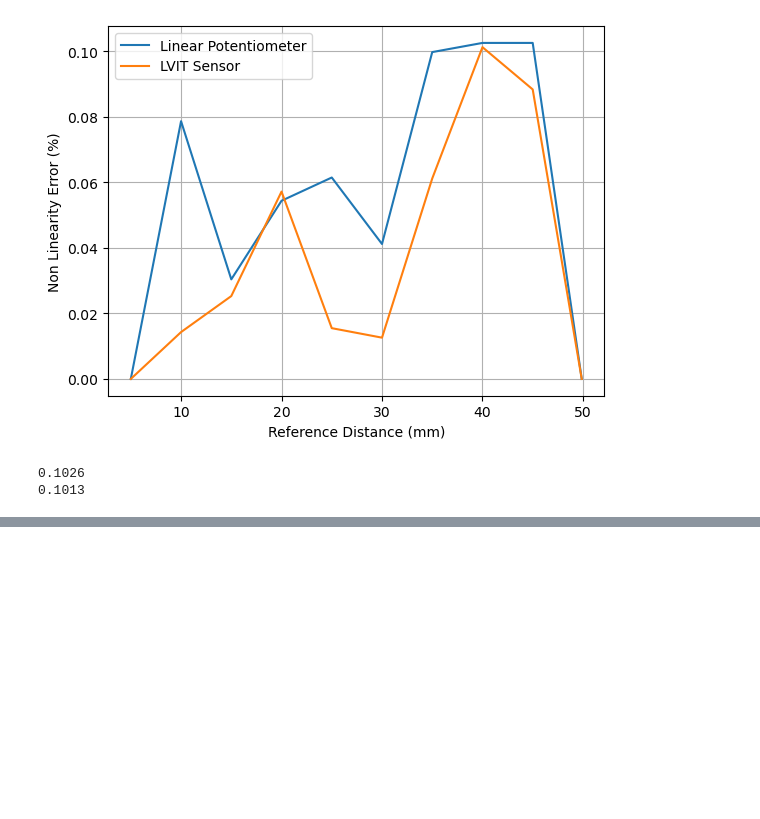
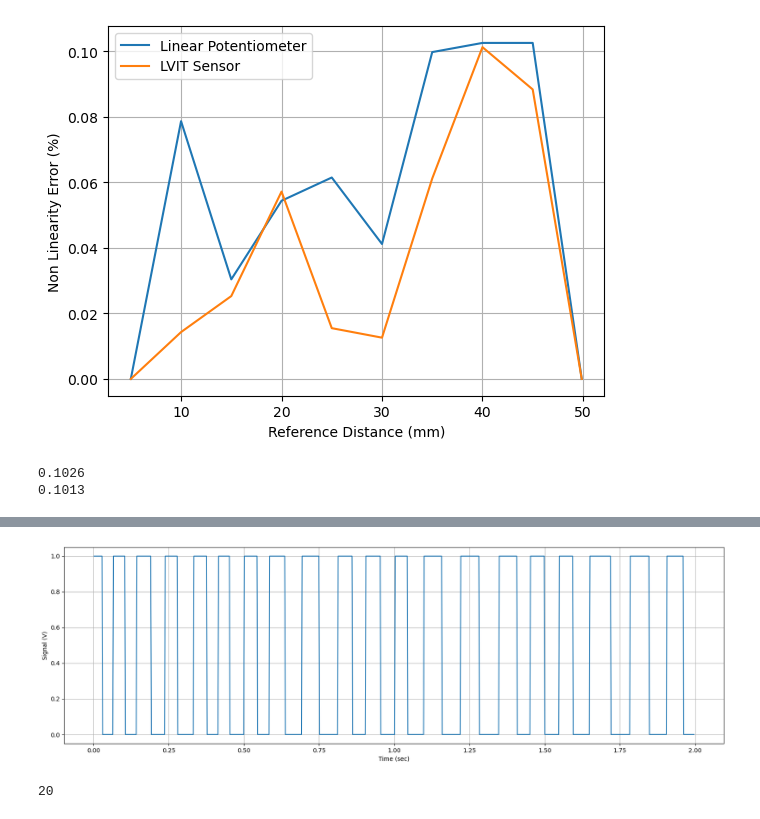
Before and after one commit to Koi199/MECH-420-scripts, a Jupyter notebook: Lab 2 Data/Mech420Lab2.ipynb, the cells around one changed output, grey strips where cells are left out. Drawn from its saved outputs; the diff is of its cells as text; code cells hidden in the pictures; blank space fills up the shorter version.

```diff
--- a/Lab 2 Data/Mech420Lab2.ipynb
+++ b/Lab 2 Data/Mech420Lab2.ipynb
@@ -326,0 +379,22 @@ print(averages['LVIT NonLinearity Error (%)'].max())
+# %%
+partb2steady = pd.read_excel("Lab 2 part B.2 Steady.xlsx", skiprows = 1)
+# partb2steady = partb2steady.drop(partb2steady[partb2steady['Time (sec)'] == 0].index)
+partb2steady['Time (sec)'] = partb2steady['Time (sec)'] * 100
+plt.figure(figsize=(20, 6))  # Width of 10 inches, height of 6 inches
+plt.plot(partb2steady['Time (sec)'], partb2steady['Channel A'])
+plt.xlabel('Time (sec)')
+plt.ylabel('Signal (V)')
+plt.grid()
+plt.show()
+
+counts = 0
+
+for i in range(0, len(partb2steady['Channel A'])):
+    if partb2steady['Channel A'][i] == 1:
+        if partb2steady['Channel A'][i+1] == 0:
+            counts += 1
+
+counts
+# %% [output]
+[figure, added]
+20
```
Also changed, not shown: parts of 11 cells of this notebook, 16 other files.
